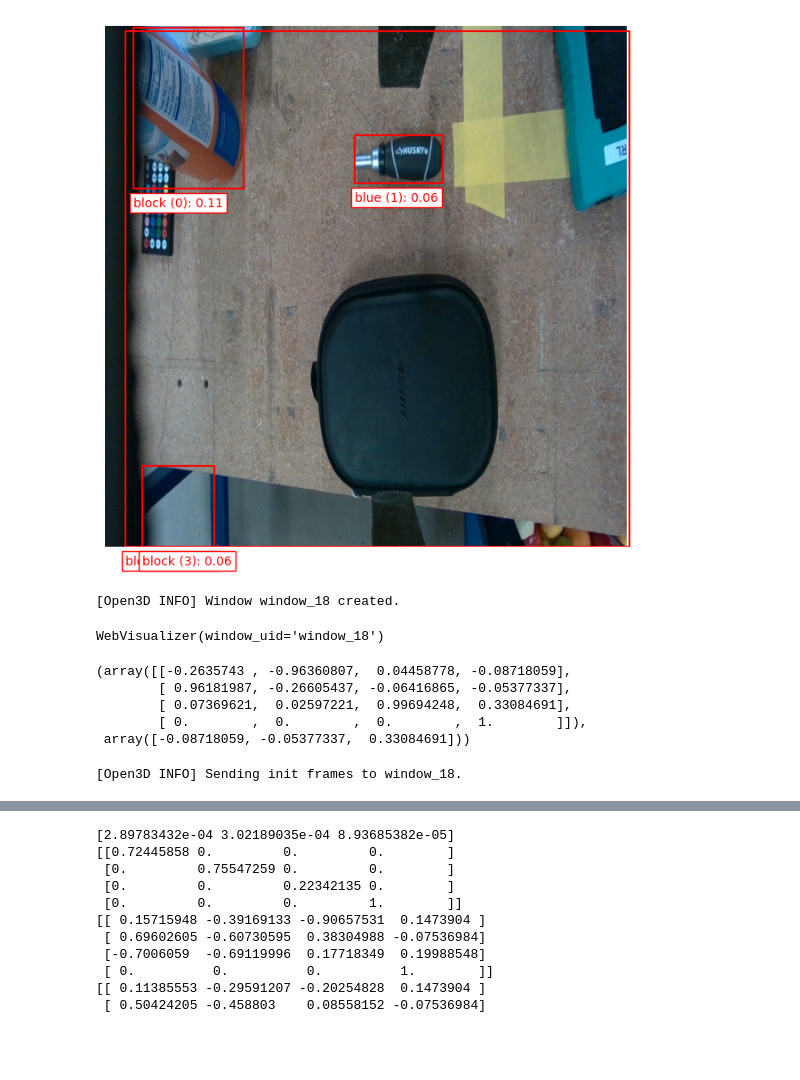
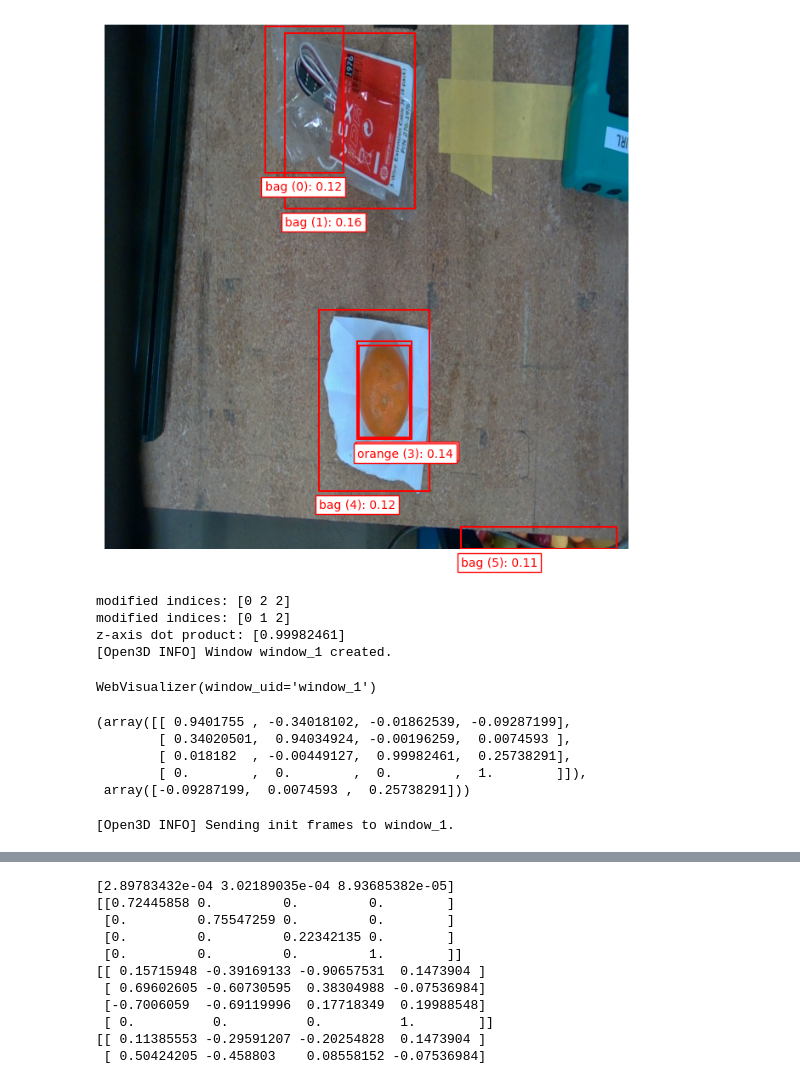
Before and after one commit to correlllab/MAGPIE, a Jupyter notebook: open_grasp.ipynb, the cells around one changed output, grey strips where cells are left out. Cells and saved outputs as stored; diff of their text form; code cells hidden in the pictures; blank space fills up the shorter version.

```diff
--- a/open_grasp.ipynb
+++ b/open_grasp.ipynb
@@ -21,15 +26,17 @@ mask_sam = MaskSAM(ckpt)
 # %%
 p, rgbd_image = rsc.getPCD()
 image = np.array(rgbd_image.color)
 queries = ["a photo of an apple", "a photo of a lemon", "a photo of a lime", "a photo of a pear", "a photo of a onion"]
 queries = ["a photo of an blue cylindrical container", "a photo of a small red cubic block", "a photo of a screwdriver handle" ]
+queries = ["a photo of a black student ID card", "a photo of a small orange fruit", "a photo of a small plastic bag"]
 # queries = ["a photo of a black handle of a pair of scissors"]
 abbrevq = ["apple", "lemon", "lime", "pear", "onion"]
 abbrevq = ["blue", "block", "handle"]
-label_vit.set_threshold(0.05)
+abbrevq = ["card", "orange", "bag"]
+label_vit.set_threshold(0.08)
 bboxes, uboxes = label_vit.label(image, queries, abbrevq, plot=True)
 # %% [output]
-[figure, old version]
+[figure, new version]
 # %%
 index = 1
 # this does the [x, y, z] --> [y, -x, z] grasp pose switch, and the -y inversio on the y-axis orientation
@@ -40,18 +47,22 @@ rgbd_image, cpcd, tmat = pcd.get_segment(label_vit.boxes,
                                          rsc,
                                          type="box-dbscan",
                                         #  type="box",
-                                         method="quat",
+                                        #  method="quat",
+                                         method="iterative",
                                          display=True)
 tmat, tmat[:3, 3]
 # %% [output]
-[Open3D INFO] Window window_18 created.
+modified indices: [0 2 2]
+modified indices: [0 1 2]
+z-axis dot product: [0.99982461]
+[Open3D INFO] Window window_1 created.
-WebVisualizer(window_uid='window_18')
+WebVisualizer(window_uid='window_1')
-(array([[-0.2635743 , -0.96360807,  0.04458778, -0.08718059],
-        [ 0.96181987, -0.26605437, -0.06416865, -0.05377337],
-        [ 0.07369621,  0.02597221,  0.99694248,  0.33084691],
+(array([[ 0.9401755 , -0.34018102, -0.01862539, -0.09287199],
+        [ 0.34020501,  0.94034924, -0.00196259,  0.0074593 ],
+        [ 0.018182  , -0.00449127,  0.99982461,  0.25738291],
         [ 0.        ,  0.        ,  0.        ,  1.        ]]),
- array([-0.08718059, -0.05377337,  0.33084691]))
+ array([-0.09287199,  0.0074593 ,  0.25738291]))
-[Open3D INFO] Sending init frames to window_18.
+[Open3D INFO] Sending init frames to window_1.
 # %%
 tmat
 # %% [output]
```
Also changed, not shown: parts of 4 cells of this notebook.
